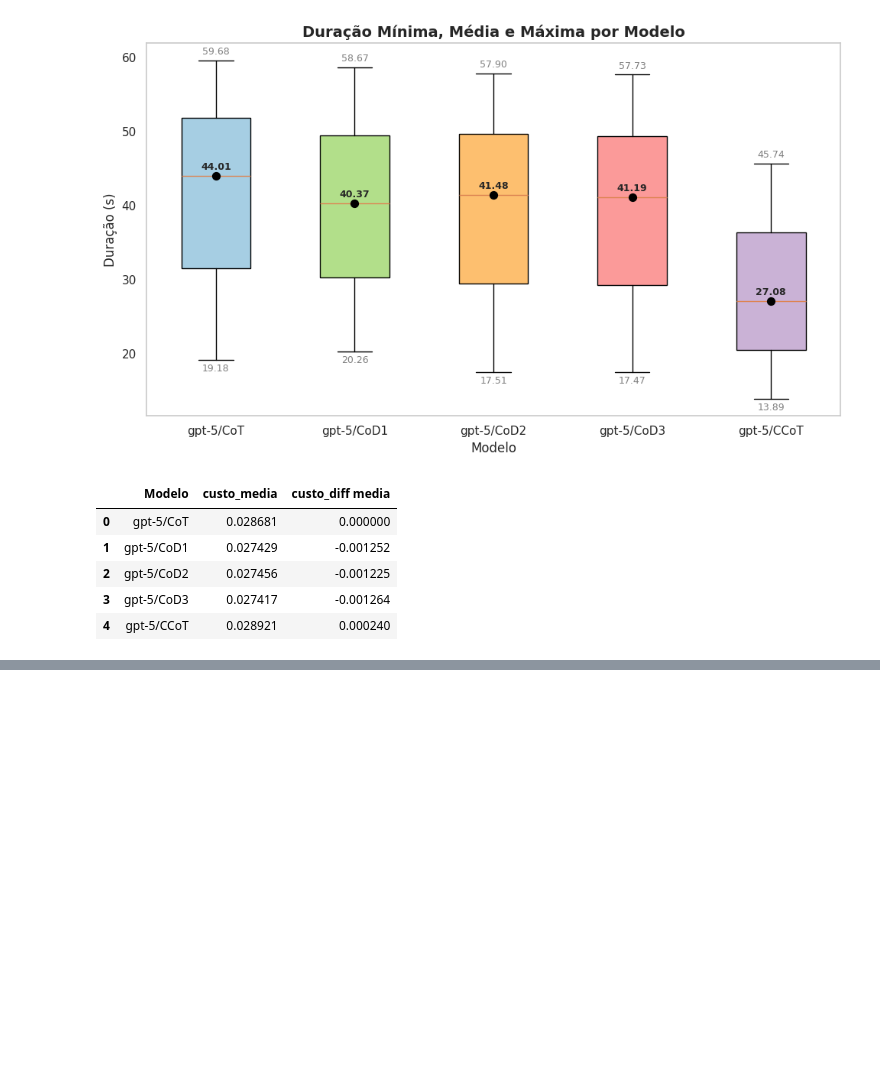
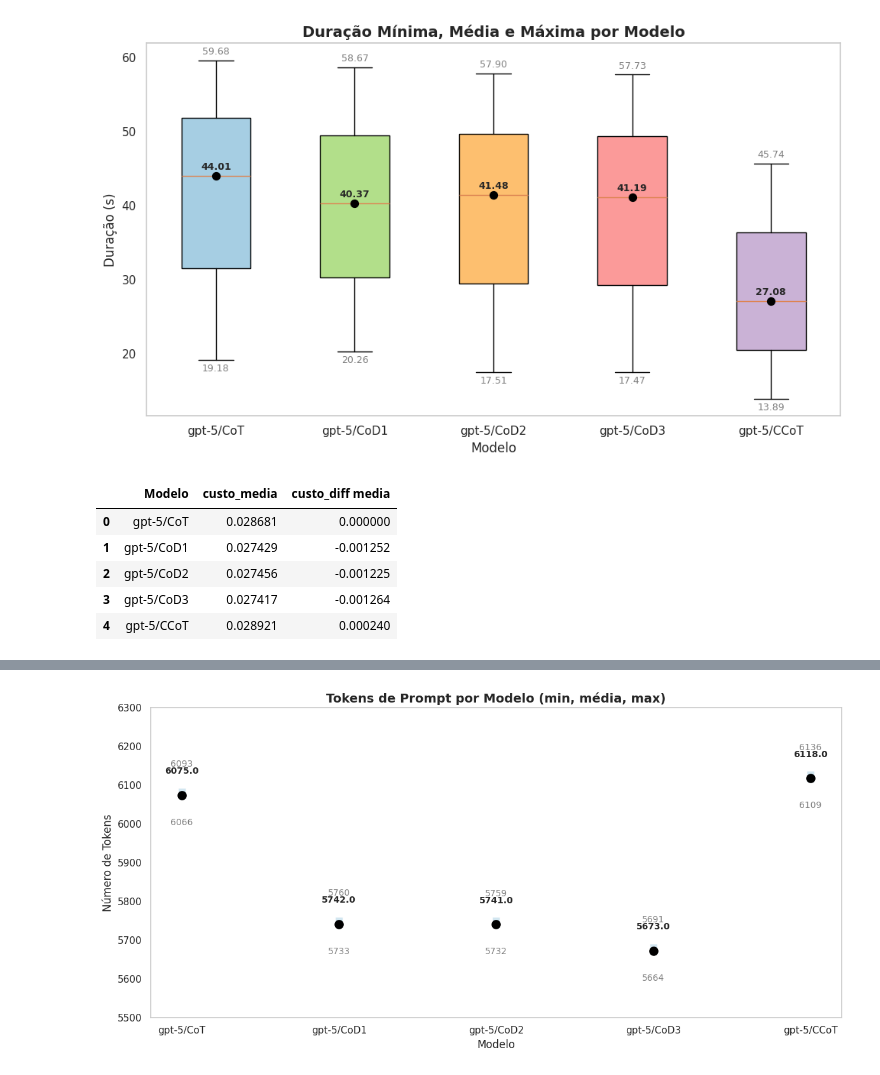
Before and after one commit to Lariiuki/ASGI, a Jupyter notebook: Imagem_analise2.ipynb, the cells around one changed output, grey strips where cells are left out. Drawn from its saved outputs; the diff is of its cells as text; code cells hidden in the pictures; blank space fills up the shorter version.

```diff
--- a/Imagem_analise2.ipynb
+++ b/Imagem_analise2.ipynb
@@ -190,0 +190,2 @@ plt.show()
+# %%
+df_tokens = pd.read_csv('/content/Analise2 - Cod_CCot_Cot - Tokens.csv')
@@ -190,0 +201,32 @@ plt.show()
+# %%
+import matplotlib.pyplot as plt
+import numpy as np
+
+plt.figure(figsize=(12,6))
+
+x = np.arange(len(df_tokens))
+for i, row in df_tokens.iterrows():
+    # Linha do min ao max
+    plt.vlines(x=i, ymin=row.min_prompt_tokens, ymax=row.max_prompt_tokens, color='#A6CEE3', linewidth=8, alpha=0.5)
+
+    # Média
+    plt.scatter(i, row.mean_prompt_tokens, color='black', s=90, zorder=2)
+
+    # Adicionar valores
+    plt.text(i, row.min_prompt_tokens - 50, f"{row.min_prompt_tokens}", ha='center', va='top', fontsize=10, color='gray')
+    plt.text(i, row.mean_prompt_tokens + 50, f"{row.mean_prompt_tokens}", ha='center', va='bottom', fontsize=10, fontweight='bold')
+    plt.text(i, row.max_prompt_tokens + 50, f"{row.max_prompt_tokens}", ha='center', va='bottom', fontsize=10, color='gray')
+
+# Rótulos do eixo X
+plt.xticks(x, df_tokens["Modelo"], rotation=0, ha='center')
+
+plt.ylim(5500, 6300)
+
+plt.ylabel('Número de Tokens')
+plt.xlabel('Modelo')
+plt.title('Tokens de Prompt por Modelo (min, média, max)', fontsize=14, fontweight='bold')
+plt.grid(False)
+plt.tight_layout()
+plt.show()
+# %% [output]
+[figure, added]
```
Also changed, not shown: parts of 3 cells of this notebook.
